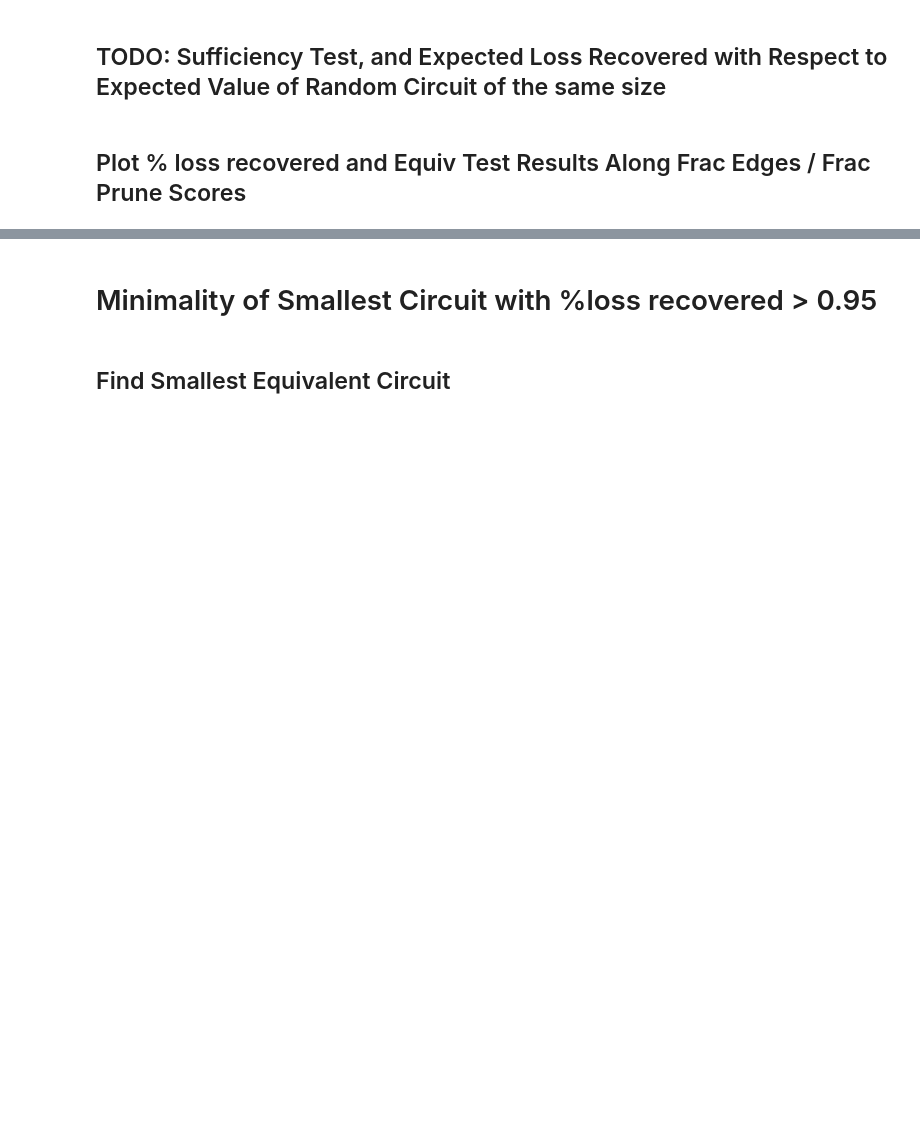
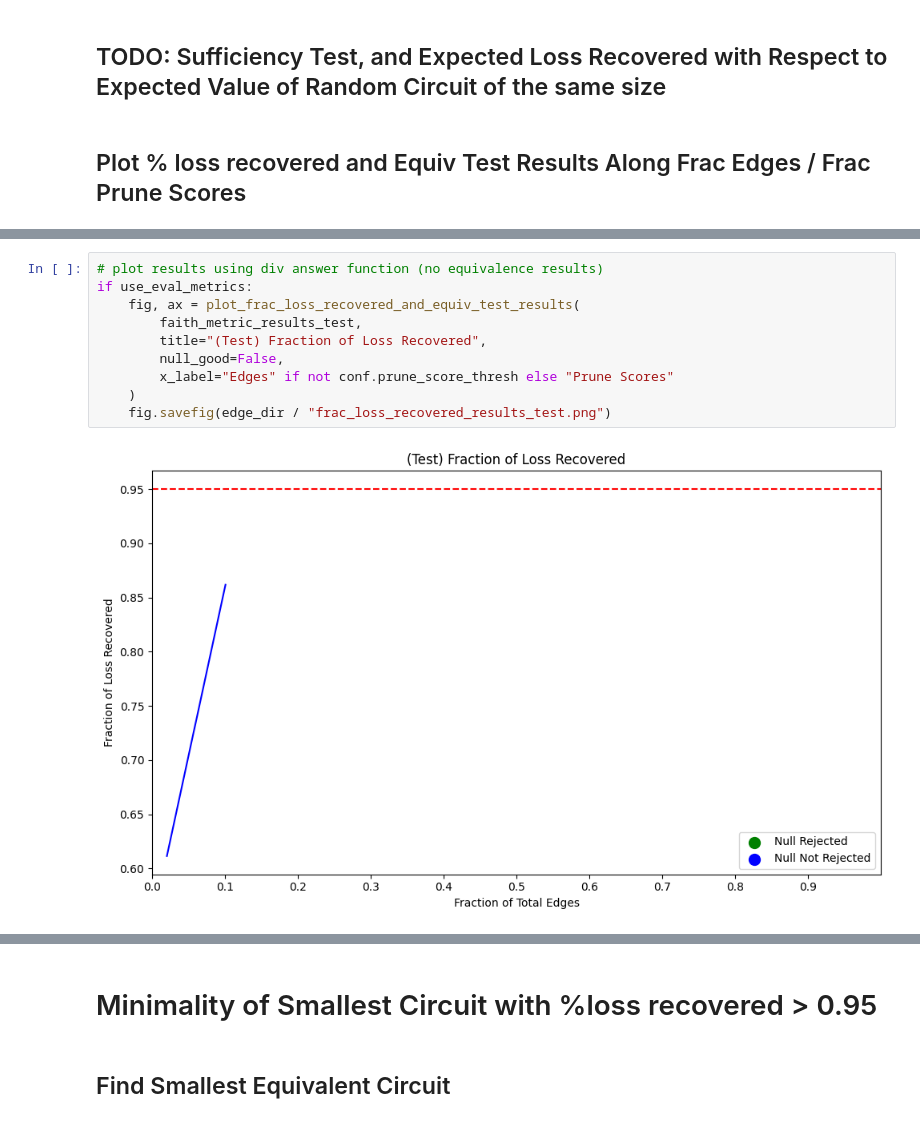
Before and after one commit to reml-lab/auto-circuit-tests, a Jupyter notebook: find_and_test_circuit.ipynb, the cells around one changed output, grey strips where cells are left out. Saved outputs shown, nothing was run; the diff lists cells and outputs as text; blank space fills up the shorter version.

```diff
--- a/find_and_test_circuit.ipynb
+++ b/find_and_test_circuit.ipynb
@@ -739,2 +804,14 @@ def plot_frac_loss_recovered_and_equiv_test_results(
+# %%
+# plot results using div answer function (no equivalence results)
+if use_eval_metrics:
+    fig, ax = plot_frac_loss_recovered_and_equiv_test_results(
+        faith_metric_results_test,
+        title="(Test) Fraction of Loss Recovered",
+        null_good=False,
+        x_label="Edges" if not conf.prune_score_thresh else "Prune Scores"
+    )
+    fig.savefig(edge_dir / "frac_loss_recovered_results_test.png")
+# %% [output]
+[figure, added]
 # %%
 # TODO: figure out why this plotting is off
```
Also changed, not shown: parts of 41 cells of this notebook, 3 other files.
